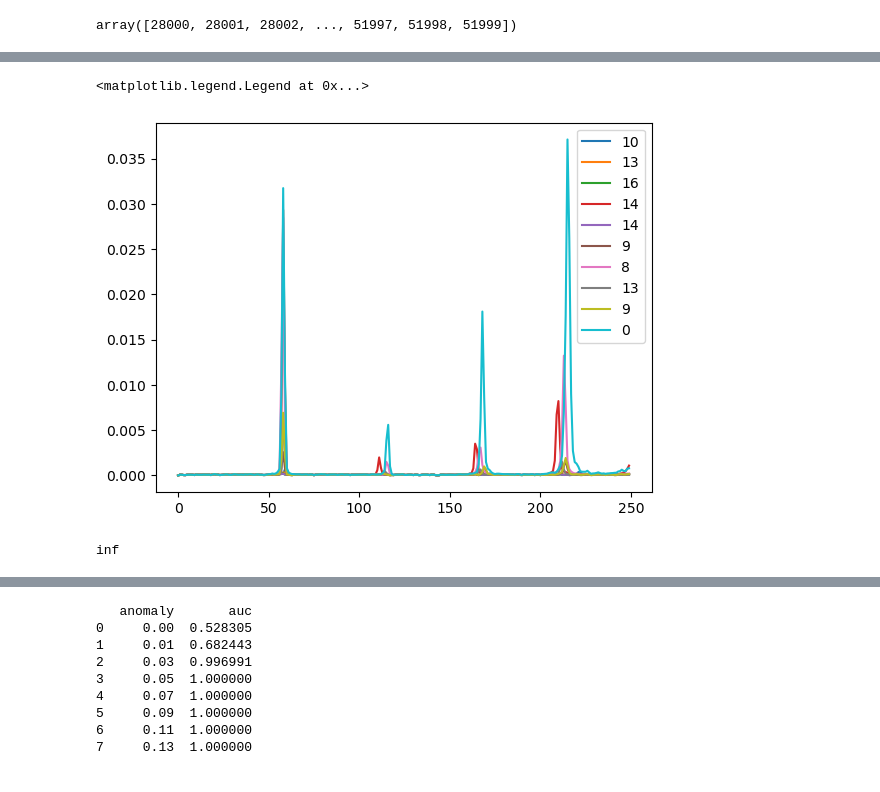
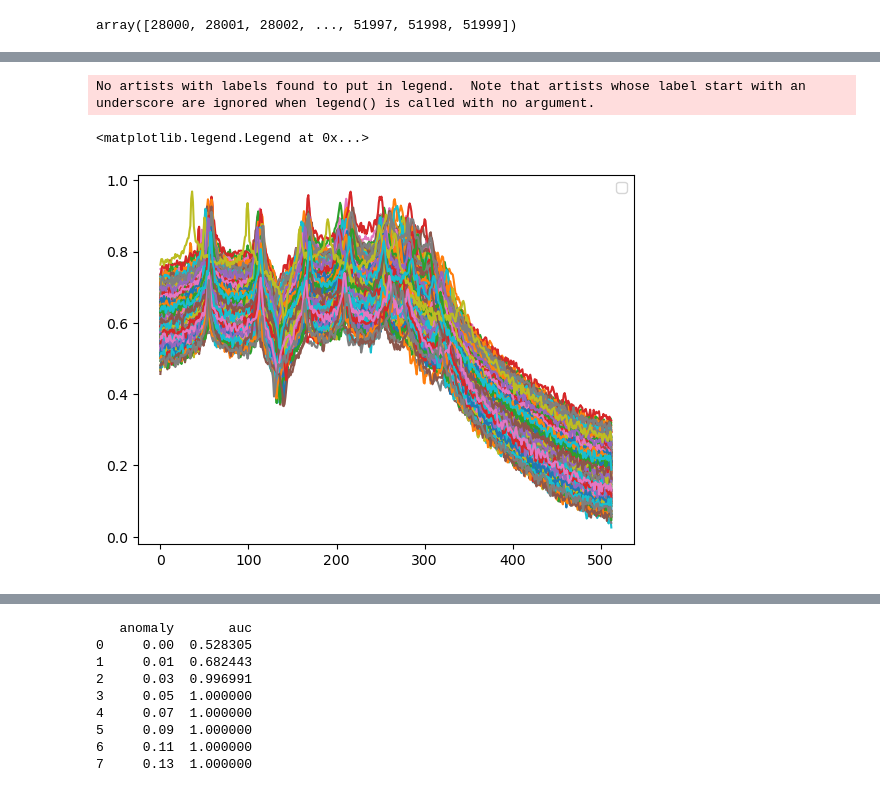
Before and after one commit to YacineBelHadj/PBSHM_mdof, a Jupyter notebook: notebooks/classification.ipynb, the cells around one changed output, grey strips where cells are left out. Drawn from its saved outputs; the diff is of its cells as text; code cells hidden in the pictures.

Commit message:
updated the data processing and data visualization notebooks

```diff
--- a/notebooks/classification.ipynb
+++ b/notebooks/classification.ipynb
@@ -40,0 +46,2 @@ latent = np.load(data_path / 'latent.npy')
+# %%
+nan_index = np.unique(np.where(np.isnan(PSDs))[0])
@@ -41,3 +52,11 @@ latent = np.load(data_path / 'latent.npy')
+# %%
+PSDs=np.delete(PSDs,nan_index,axis=0)
+anomaly=np.delete(anomaly,nan_index,axis=0)
+system_name=np.delete(system_name,nan_index,axis=0)
+
+states=np.delete(states,nan_index,axis=0)
+latent=np.delete(latent,nan_index,axis=0)
+resonance_freq=np.delete(resonance_freq,nan_index,axis=0)
 # %%
 mean_RMS = (1/2*np.pi)*np.sum(PSDs,axis=-1).mean(axis=-1)
 # %%
@@ -53,6 +76,6 @@ plt.yscale('log')
 # %%
-SNR = 12
+SNR = 1
 noise = np.random.normal(0,SNR*mean_RMS/n_sample,(n_sample,))
 
-noise_freq = signal.welch(noise,1/0.0025,nperseg=1024,scaling='spectrum')[1]
+noise_freq = signal.welch(noise,1/0.0025,nperseg=2048,scaling='spectrum')[1]
 PSDs_noisy = PSDs + noise_freq
@@ -149,10 +212,10 @@ max_tr = PSDs_healthy_train.max()
 def normalize(data,min_value,max_value):
     return (data-min_value)/(max_value-min_value)
 # %%
-PSDs_healthy_train_nr = normalize(PSDs_healthy_train,min_tr,max_tr)
-PSDs_healthy_test_nr = normalize(PSDs_healthy_test,min_tr,max_tr)
-PSDs_anomalous_nr = normalize(PSDs_anomalous,min_tr,max_tr)
+PSDs_healthy_train_nr = normalize(PSDs_healthy_train,min_tr,max_tr)[:,:600]
+PSDs_healthy_test_nr = normalize(PSDs_healthy_test,min_tr,max_tr)[:,:600]
+PSDs_anomalous_nr = normalize(PSDs_anomalous,min_tr,max_tr)[:,:600]
 
-print(f'shapes :\n PSDs_healthy_train = {PSDs_healthy_train.shape} \n PSDs_healthy_test = {PSDs_healthy_test.shape} \n PSDs_anomalous = {PSDs_anomalous.shape}')
+print(f'shapes :\n PSDs_healthy_train = {PSDs_healthy_train_nr.shape} \n PSDs_healthy_test = {PSDs_healthy_test_nr.shape} \n PSDs_anomalous = {PSDs_anomalous_nr.shape}')
 # %% [output]
 shapes :
@@ -187,12 +257,9 @@ Trainable params: 43,124
 Non-trainable params: 0
 _________________________________________________________________
 # %%
-plt.plot(PSDs_healthy_train_nr[:10].T,label=system_name_healthy_train[:10])
+plt.plot(PSDs_healthy_train_nr[:200].T)
 plt.legend()
 # %% [output]
-<matplotlib.legend.Legend at 0x...>
+No artists with labels found to put in legend.  Note that artists whose label start with an underscore are ignored when legend() is called with no argument.
+<matplotlib.legend.Legend at 0x...>
-[figure, old version]
+[figure, new version]
-# %%
-np.exp(PSDs).sum(axis=-1).mean()
-# %% [output]
-inf
```
Also changed, not shown: parts of 46 cells of this notebook, 20 other files.
